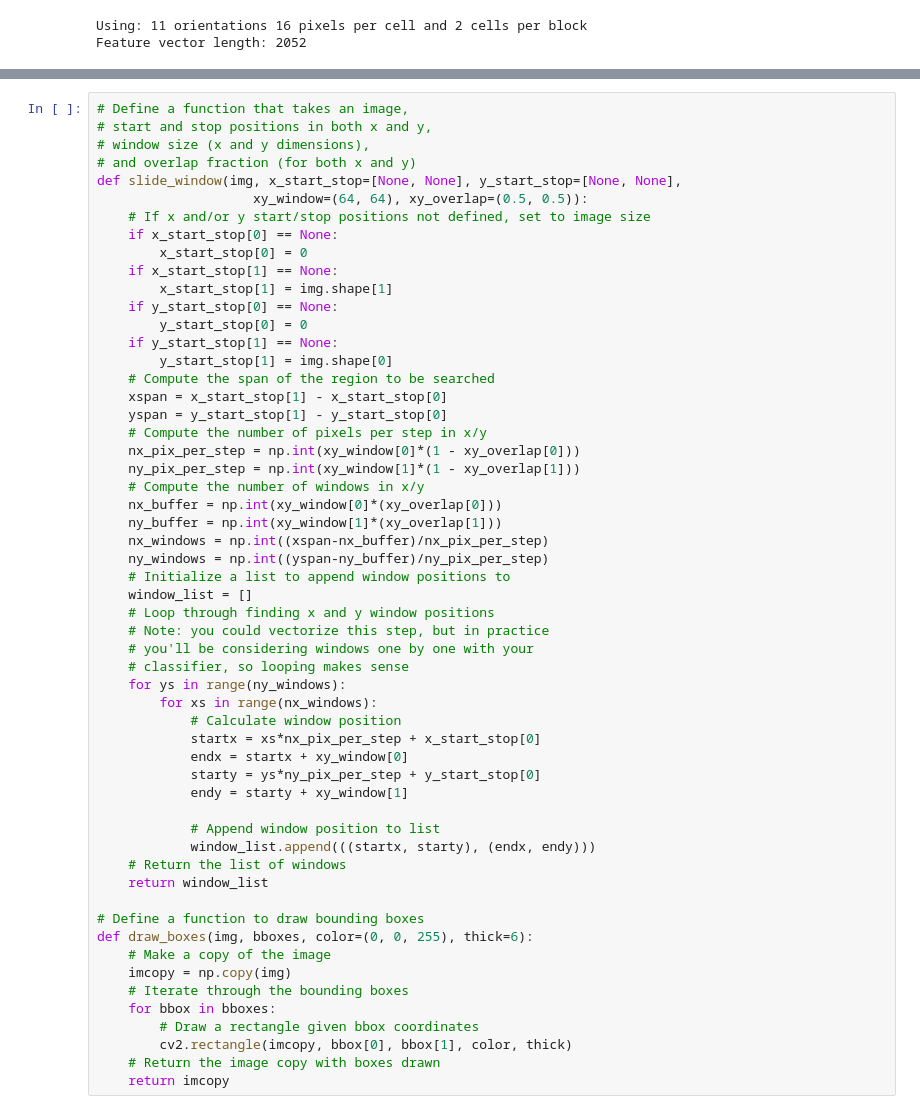
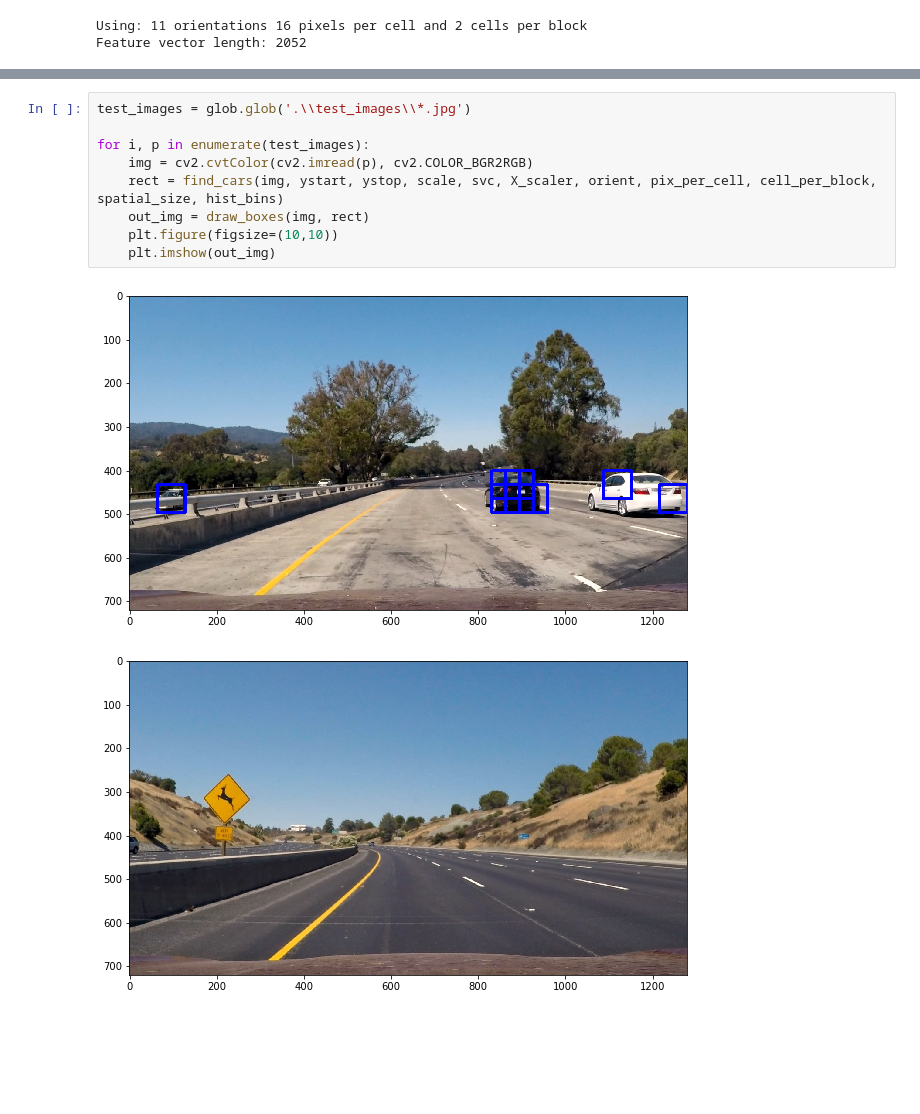
Before and after one commit to nonlining/CarND, a Jupyter notebook: CarND-Vehicle-Detection/Project5.ipynb, the cells around one changed output, grey strips where cells are left out. Saved outputs shown, nothing was run; the diff lists cells and outputs as text; blank space fills up the shorter version.

```diff
--- a/CarND-Vehicle-Detection/Project5.ipynb
+++ b/CarND-Vehicle-Detection/Project5.ipynb
@@ -367,56 +438,12 @@ plt.imshow(out_img)
-# %%
-# Define a function that takes an image,
-# start and stop positions in both x and y,
-# window size (x and y dimensions),
-# and overlap fraction (for both x and y)
-def slide_window(img, x_start_stop=[None, None], y_start_stop=[None, None],
-                    xy_window=(64, 64), xy_overlap=(0.5, 0.5)):
-    # If x and/or y start/stop positions not defined, set to image size
-    if x_start_stop[0] == None:
-        x_start_stop[0] = 0
-    if x_start_stop[1] == None:
-        x_start_stop[1] = img.shape[1]
-    if y_start_stop[0] == None:
-        y_start_stop[0] = 0
-    if y_start_stop[1] == None:
-        y_start_stop[1] = img.shape[0]
-    # Compute the span of the region to be searched
-    xspan = x_start_stop[1] - x_start_stop[0]
-    yspan = y_start_stop[1] - y_start_stop[0]
-    # Compute the number of pixels per step in x/y
-    nx_pix_per_step = np.int(xy_window[0]*(1 - xy_overlap[0]))
-    ny_pix_per_step = np.int(xy_window[1]*(1 - xy_overlap[1]))
-    # Compute the number of windows in x/y
-    nx_buffer = np.int(xy_window[0]*(xy_overlap[0]))
-    ny_buffer = np.int(xy_window[1]*(xy_overlap[1]))
-    nx_windows = np.int((xspan-nx_buffer)/nx_pix_per_step)
-    ny_windows = np.int((yspan-ny_buffer)/ny_pix_per_step)
-    # Initialize a list to append window positions to
-    window_list = []
-    # Loop through finding x and y window positions
-    # Note: you could vectorize this step, but in practice
-    # you'll be considering windows one by one with your
-    # classifier, so looping makes sense
-    for ys in range(ny_windows):
-        for xs in range(nx_windows):
-            # Calculate window position
-            startx = xs*nx_pix_per_step + x_start_stop[0]
-            endx = startx + xy_window[0]
-            starty = ys*ny_pix_per_step + y_start_stop[0]
-            endy = starty + xy_window[1]
-
-            # Append window position to list
-            window_list.append(((startx, starty), (endx, endy)))
-    # Return the list of windows
-    return window_list
-
-# Define a function to draw bounding boxes
-def draw_boxes(img, bboxes, color=(0, 0, 255), thick=6):
-    # Make a copy of the image
-    imcopy = np.copy(img)
-    # Iterate through the bounding boxes
-    for bbox in bboxes:
-        # Draw a rectangle given bbox coordinates
-        cv2.rectangle(imcopy, bbox[0], bbox[1], color, thick)
-    # Return the image copy with boxes drawn
-    return imcopy
+# %%
+test_images = glob.glob('.\\test_images\\*.jpg')
+
+for i, p in enumerate(test_images):
+    img = cv2.cvtColor(cv2.imread(p), cv2.COLOR_BGR2RGB)
+    rect = find_cars(img, ystart, ystop, scale, svc, X_scaler, orient, pix_per_cell, cell_per_block, spatial_size, hist_bins)
+    out_img = draw_boxes(img, rect)
+    plt.figure(figsize=(10,10))
+    plt.imshow(out_img)
+# %% [output]
+[figure, added]
+[figure, added]
```
Also changed, not shown: parts of 10 cells of this notebook.
